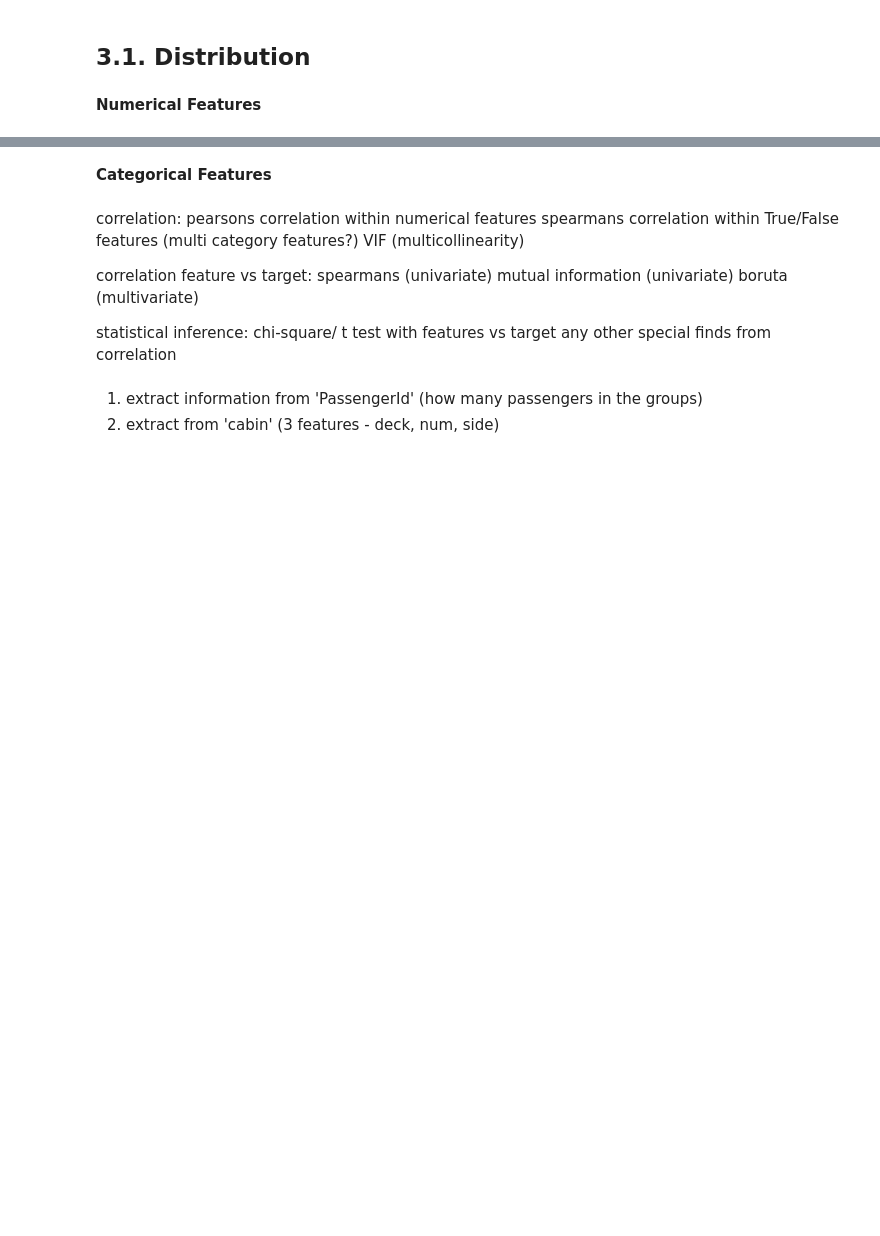
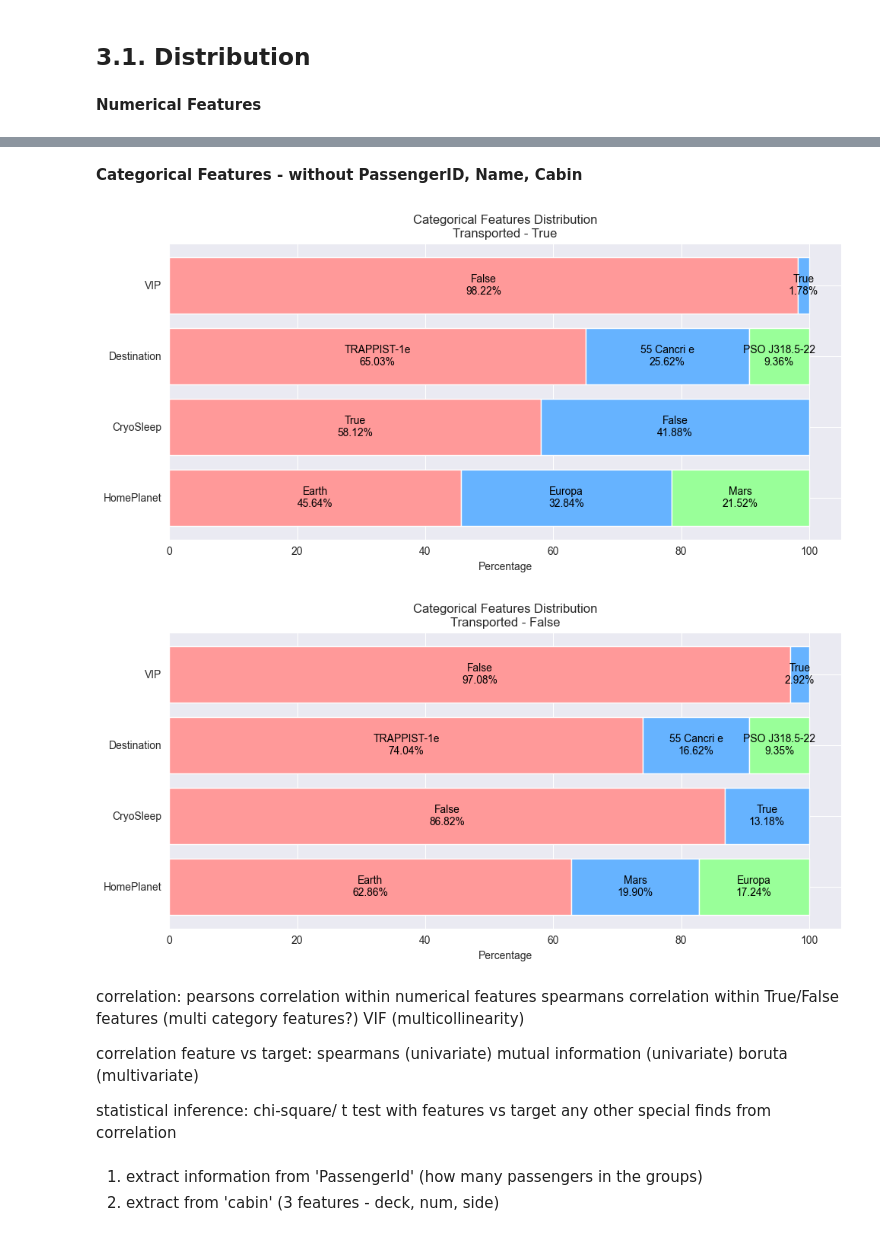
Before and after one commit to CelineChiLamNg/spaceship_prediction, a Jupyter notebook: spaceship_titanic.ipynb, the cells around one changed output, grey strips where cells are left out. Cells and saved outputs as stored; diff of their text form; code cells hidden in the pictures; blank space fills up the shorter version.

Commit message:
distribution

```diff
--- a/spaceship_titanic.ipynb
+++ b/spaceship_titanic.ipynb
@@ -220,6 +220,8 @@ numerical_columns_selector = selector(dtype_include='float64')
 
 categorical_columns = categorical_columns_selector(data)
 categorical_columns.remove('PassengerId')
+categorical_columns.remove('Name')
+categorical_columns.remove('Cabin')
 numerical_columns = numerical_columns_selector(data)
 # %% [markdown]
 **Numerical Features**
@@ -257,4 +280,17 @@ plt.show()
 # %% [markdown]
-**Categorical Features**
+**Categorical Features - without PassengerID, Name, Cabin**
 # %%
-categorical_columns
+stacked_horizontal_feature_distribution(data=spaceship_eda[spaceship_eda.Transported
+                                                         == True],
+                                        columns=categorical_columns,
+                                        title='Categorical Features '
+                                              'Distribution\nTransported'
+                                              ' - True')
+stacked_horizontal_feature_distribution(data=spaceship_eda[spaceship_eda.Transported
+                                                         == False],
+               columns=categorical_columns, title='Categorical Features '
+                                              'Distribution\nTransported - '
+                                                  'False')
+# %% [output]
+[figure, added]
+[figure, added]
```
Also changed, not shown: parts of 6 cells of this notebook, 1 other file.
